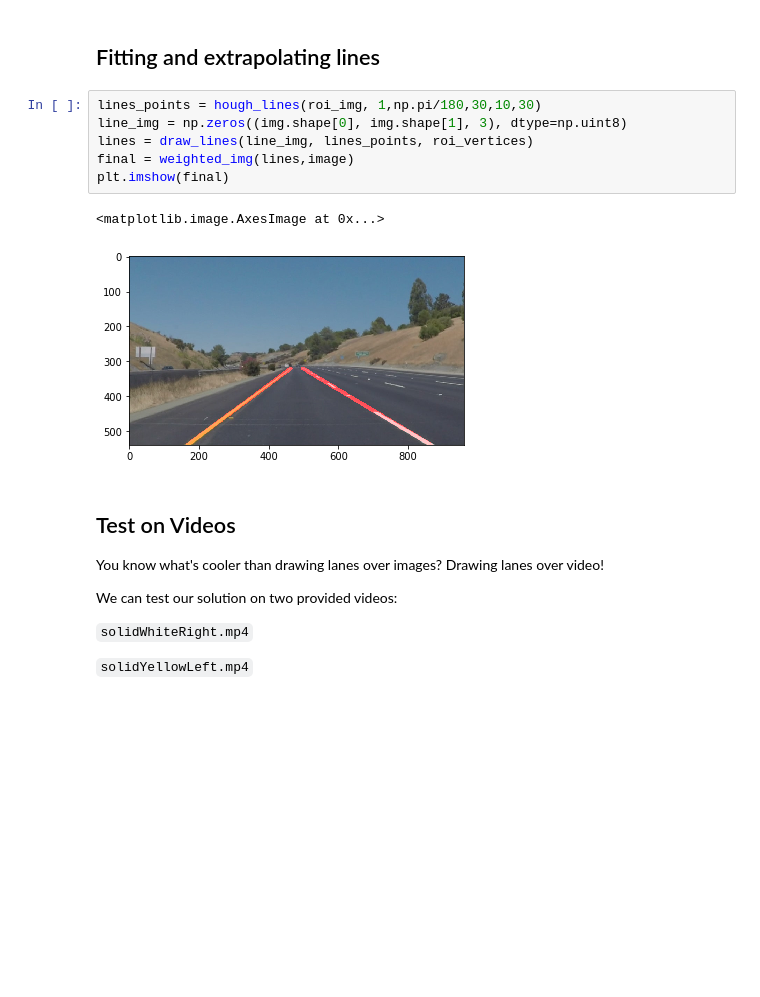
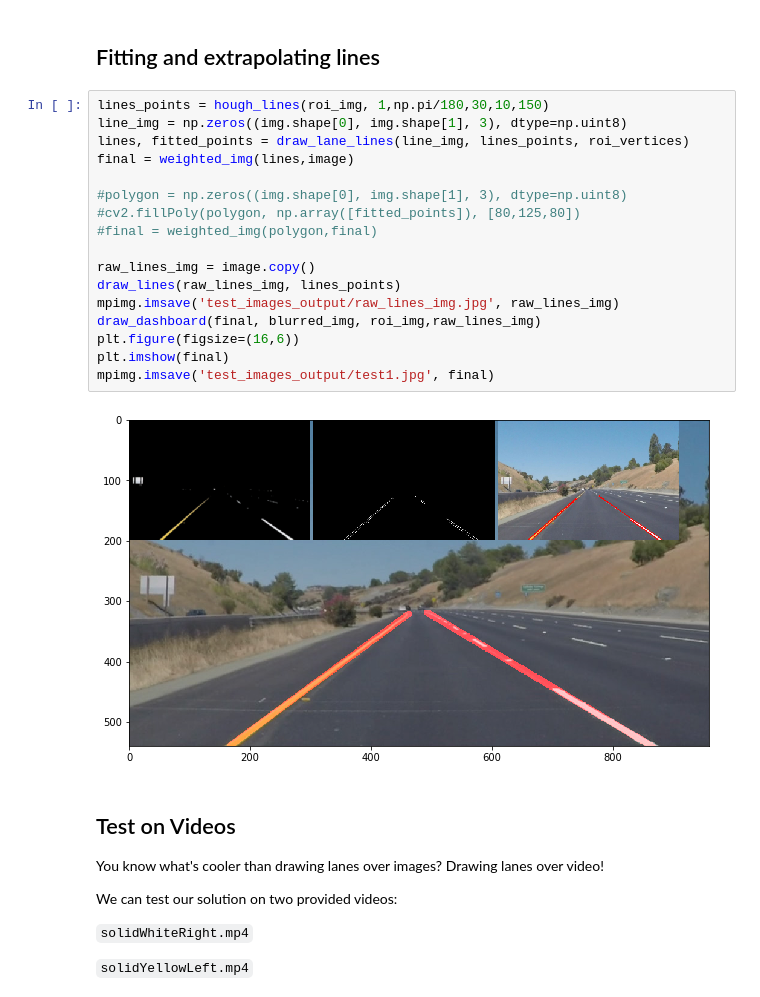
Before and after one commit to nicholasio/CarND-LaneLines-P1, a Jupyter notebook: P1.ipynb, the cells around one changed output. Drawn from its saved outputs; the diff is of its cells as text; blank space fills up the shorter version.

```diff
--- a/P1.ipynb
+++ b/P1.ipynb
@@ -312,14 +279,24 @@ plt.imshow(roi_img,cmap='gray')
 # %% [markdown]
 ## Fitting and extrapolating lines
 # %%
-lines_points = hough_lines(roi_img, 1,np.pi/180,30,10,30)
+lines_points = hough_lines(roi_img, 1,np.pi/180,30,10,150)
 line_img = np.zeros((img.shape[0], img.shape[1], 3), dtype=np.uint8)
-lines = draw_lines(line_img, lines_points, roi_vertices)
+lines, fitted_points = draw_lane_lines(line_img, lines_points, roi_vertices)
 final = weighted_img(lines,image)
+
+#polygon = np.zeros((img.shape[0], img.shape[1], 3), dtype=np.uint8)
+#cv2.fillPoly(polygon, np.array([fitted_points]), [80,125,80])
+#final = weighted_img(polygon,final)
+
+raw_lines_img = image.copy()
+draw_lines(raw_lines_img, lines_points)
+mpimg.imsave('test_images_output/raw_lines_img.jpg', raw_lines_img)
+draw_dashboard(final, blurred_img, roi_img,raw_lines_img)
+plt.figure(figsize=(16,6))
 plt.imshow(final)
+mpimg.imsave('test_images_output/test1.jpg', final)
 # %% [output]
-<matplotlib.image.AxesImage at 0x...>
-[figure, old version]
+[figure, new version]
 # %% [markdown]
 ## Test on Videos
 
```
Also changed, not shown: parts of 14 cells of this notebook, 3 other files.
